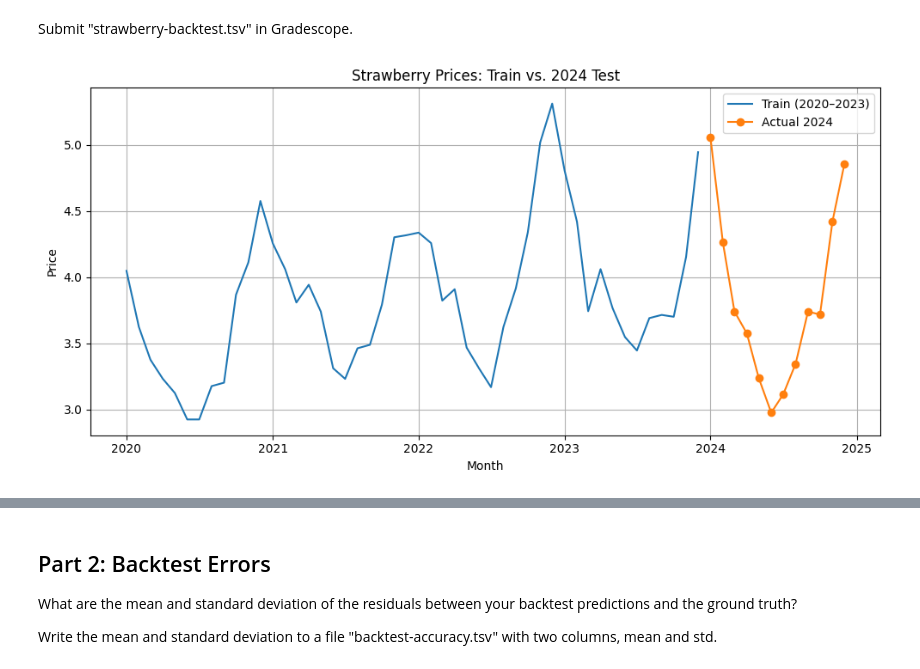
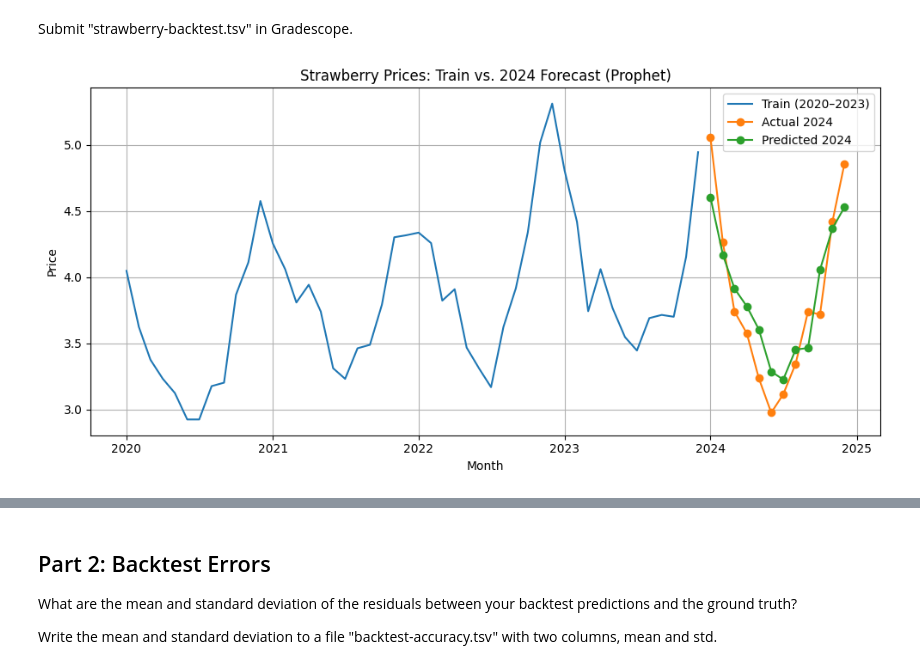
Before and after one commit to tbrantinghamBU/DX704, a Jupyter notebook: week2/project.ipynb, the cells around one changed output, grey strips where cells are left out. Saved outputs shown, nothing was run; the diff lists cells and outputs as text; code cells hidden in the pictures.

```diff
--- a/week2/project.ipynb
+++ b/week2/project.ipynb
@@ -119,14 +165,22 @@ The autograder may not be able to parse other formats.
 Submit "strawberry-backtest.tsv" in Gradescope.
 # %%
 plt.figure(figsize=(10,5))
-plt.plot(y_train.index, y_train, label="Train (2020–2023)")
-plt.plot(y_test_2024.index, y_test_2024, label="Actual 2024", marker="o")
-plt.title("Strawberry Prices: Train vs. 2024 Test")
+
+# Plot training data (2020–2023)
+plt.plot(train_df["ds"], train_df["y"], label="Train (2020–2023)")
+
+# Plot actual 2024 values
+plt.plot(test_df["ds"], test_df["y"], label="Actual 2024", marker="o")
+
+# Plot Prophet predictions for 2024
+plt.plot(pred_2024["ds"], pred_2024["yhat"], label="Predicted 2024", marker="o")
+
+plt.title("Strawberry Prices: Train vs. 2024 Forecast (Prophet)")
 plt.xlabel("Month")
 plt.ylabel("Price")
 plt.legend()
 plt.grid(True)
 plt.tight_layout()
 plt.show()
 # %% [output]
-[figure, old version]
+[figure, new version]
```
Also changed, not shown: parts of 12 cells of this notebook, 5 other files.
